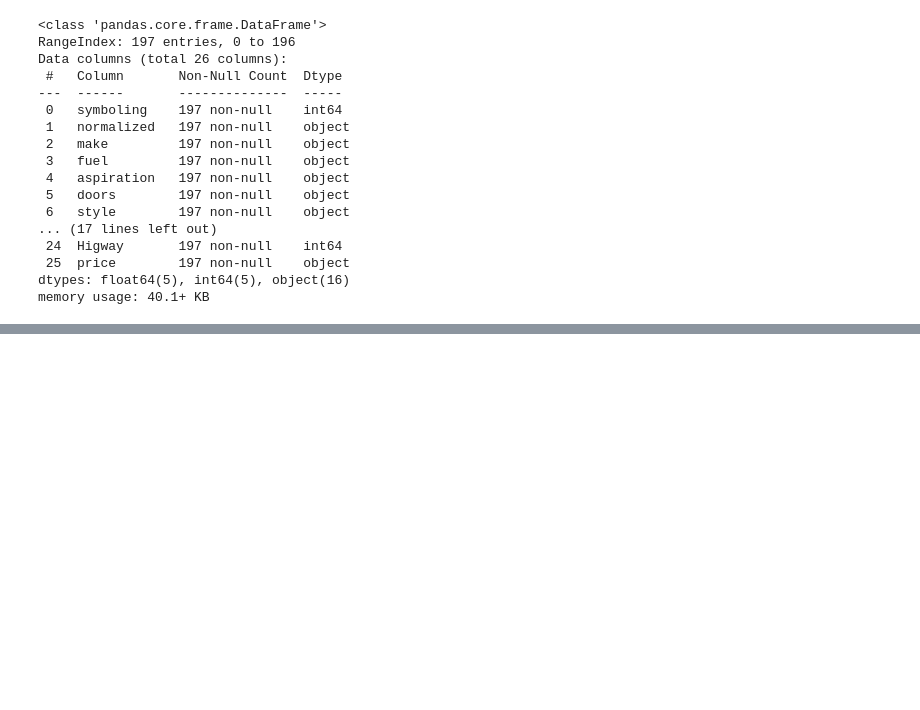
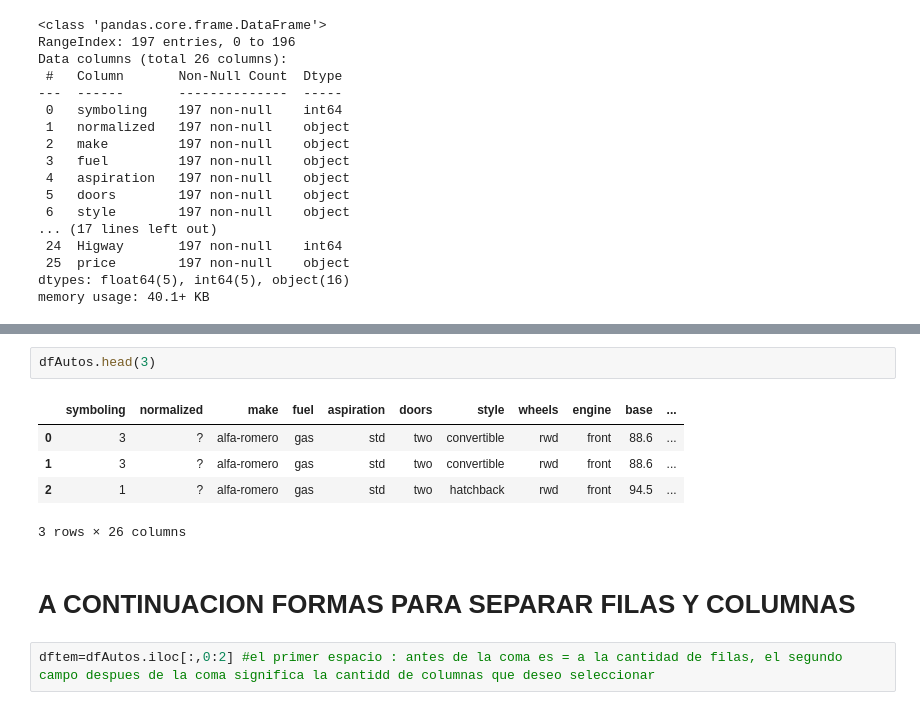
Before and after one commit to nicolecubero/Portafolio-de-evidencias-, a Jupyter notebook: ANALISISDATOS_AUTOS.ipynb, the cells around one changed output, grey strips where cells are left out. Cells and saved outputs as stored; diff of their text form; blank space fills up the shorter version.

```diff
--- a/ANALISISDATOS_AUTOS.ipynb
+++ b/ANALISISDATOS_AUTOS.ipynb
@@ -129,0 +160,12 @@ memory usage: 40.1+ KB
+# %%
+dfAutos.head(3)
+# %% [output]
+|  | symboling | normalized | make | fuel | aspiration | doors | style | wheels | engine | base | ... |
+| 0 | 3 | ? | alfa-romero | gas | std | two | convertible | rwd | front | 88.6 | ... |
+| 1 | 3 | ? | alfa-romero | gas | std | two | convertible | rwd | front | 88.6 | ... |
+| 2 | 1 | ? | alfa-romero | gas | std | two | hatchback | rwd | front | 94.5 | ... |
+3 rows × 26 columns
+# %% [markdown]
+# A CONTINUACION FORMAS PARA SEPARAR FILAS Y COLUMNAS
+# %%
+dftem=dfAutos.iloc[:,0:2] #el primer espacio : antes de la coma es = a la cantidad de filas, el segundo campo despues de la coma significa la cantidd de columnas que deseo seleccionar
```
Also changed, not shown: parts of 20 cells of this notebook.
